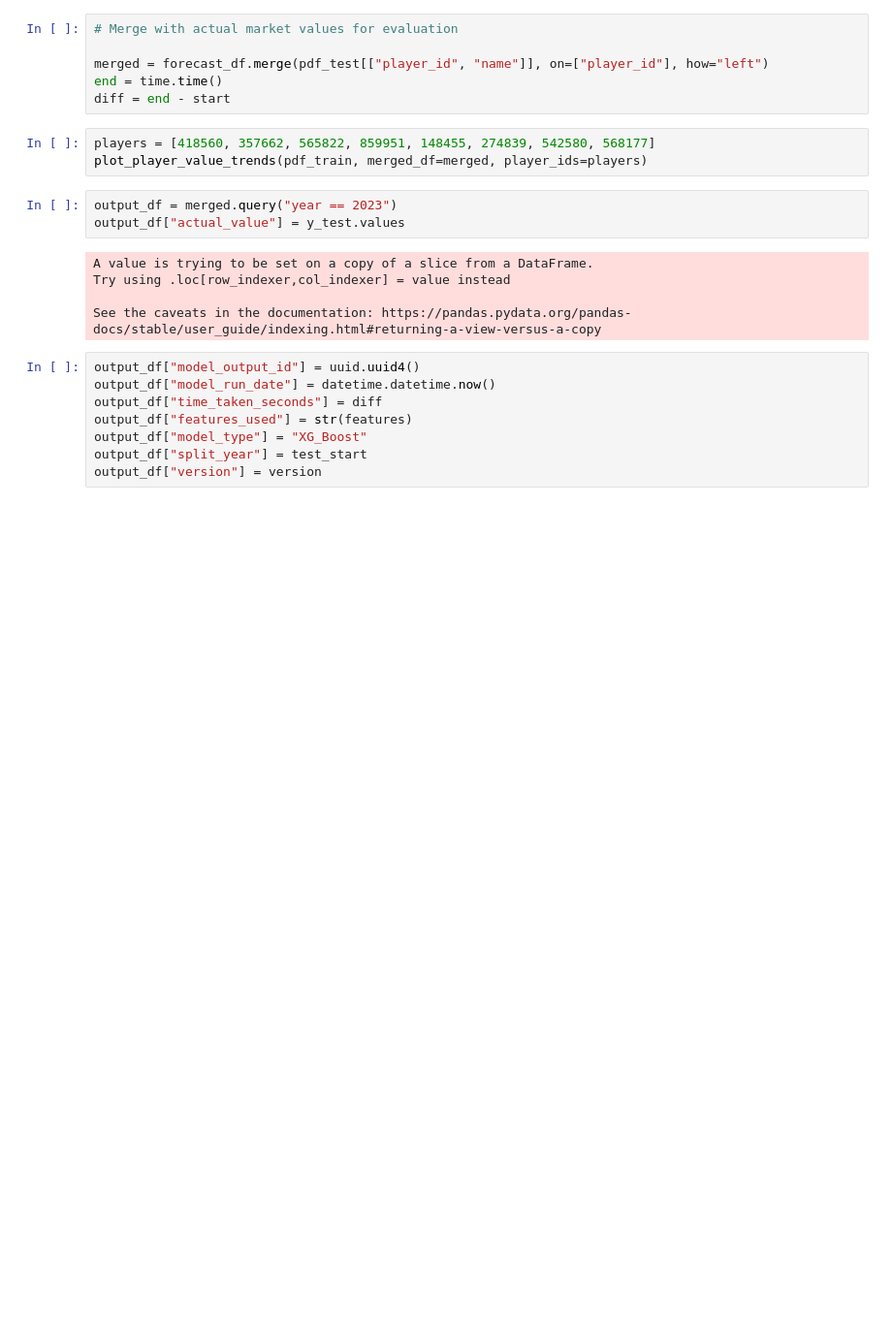
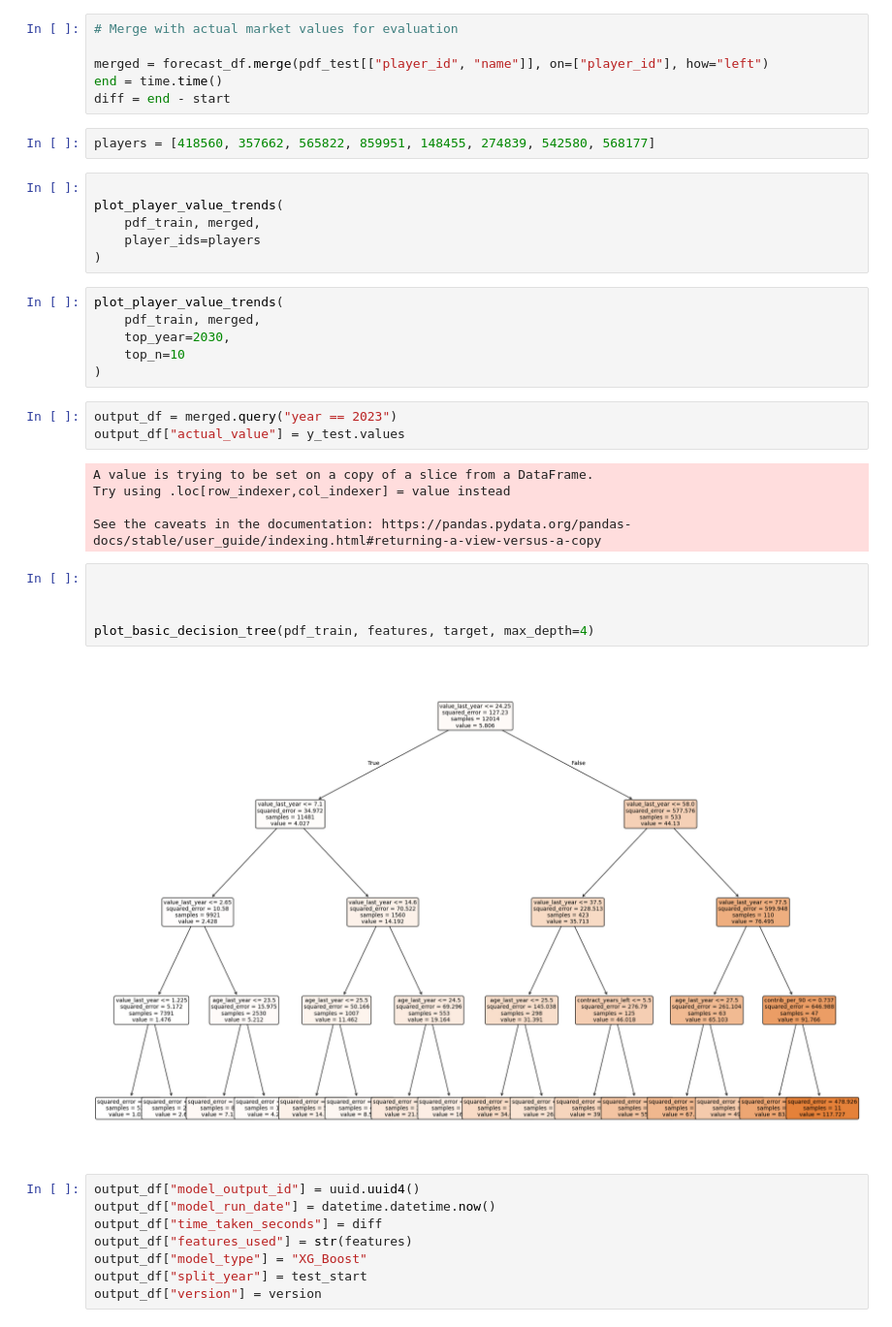
Before and after one commit to tomknuckey/football_player_value_predictions, a Jupyter notebook: decision_tree_forecasting.ipynb, the cells around one changed output. Shown: that part at 97% size. Cells and saved outputs as stored; diff of their text form; blank space fills up the shorter version.

```diff
--- a/decision_tree_forecasting.ipynb
+++ b/decision_tree_forecasting.ipynb
@@ -172,9 +162,20 @@ Best trial RMSE: 4.5373
 merged = forecast_df.merge(pdf_test[["player_id", "name"]], on=["player_id"], how="left")
 end = time.time()
 diff = end - start
-# %%
-players = [418560, 357662, 565822, 859951, 148455, 274839, 542580, 568177]
-plot_player_value_trends(pdf_train, merged_df=merged, player_ids=players)
+# %%
+players = [418560, 357662, 565822, 859951, 148455, 274839, 542580, 568177]
+# %%
+
+plot_player_value_trends(
+    pdf_train, merged,
+    player_ids=players
+)
+# %%
+plot_player_value_trends(
+    pdf_train, merged,
+    top_year=2030,
+    top_n=10
+)
 # %%
 output_df = merged.query("year == 2023")
 output_df["actual_value"] = y_test.values
@@ -183,6 +184,13 @@ A value is trying to be set on a copy of a slice from a DataFrame.
 Try using .loc[row_indexer,col_indexer] = value instead
 
 See the caveats in the documentation: https://pandas.pydata.org/pandas-docs/stable/user_guide/indexing.html#returning-a-view-versus-a-copy
+# %%
+
+
+
+plot_basic_decision_tree(pdf_train, features, target, max_depth=4)
+# %% [output]
+[figure, added]
 # %%
 output_df["model_output_id"] = uuid.uuid4()
 output_df["model_run_date"] = datetime.datetime.now()
```
Also changed, not shown: parts of 3 cells of this notebook, 6 other files.
